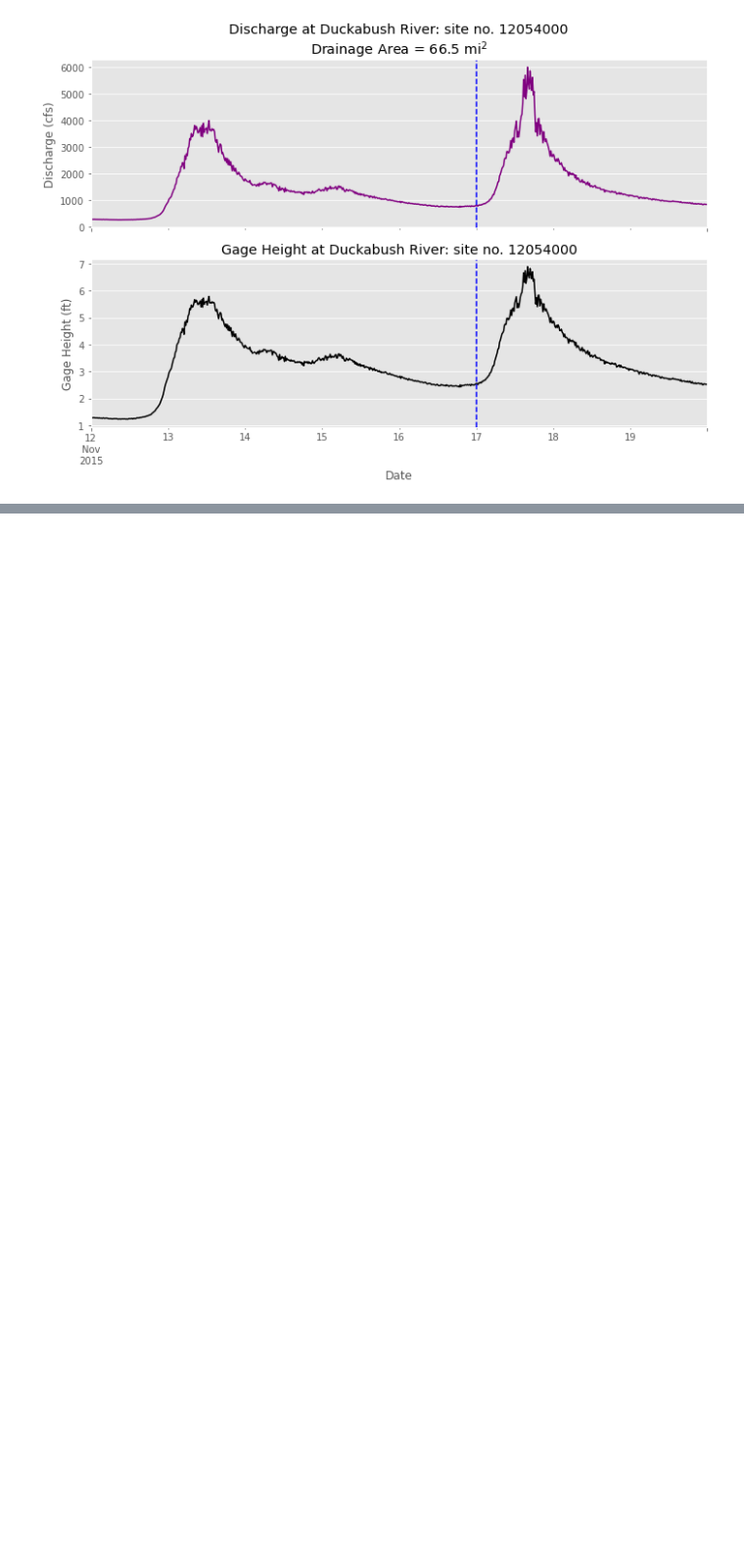
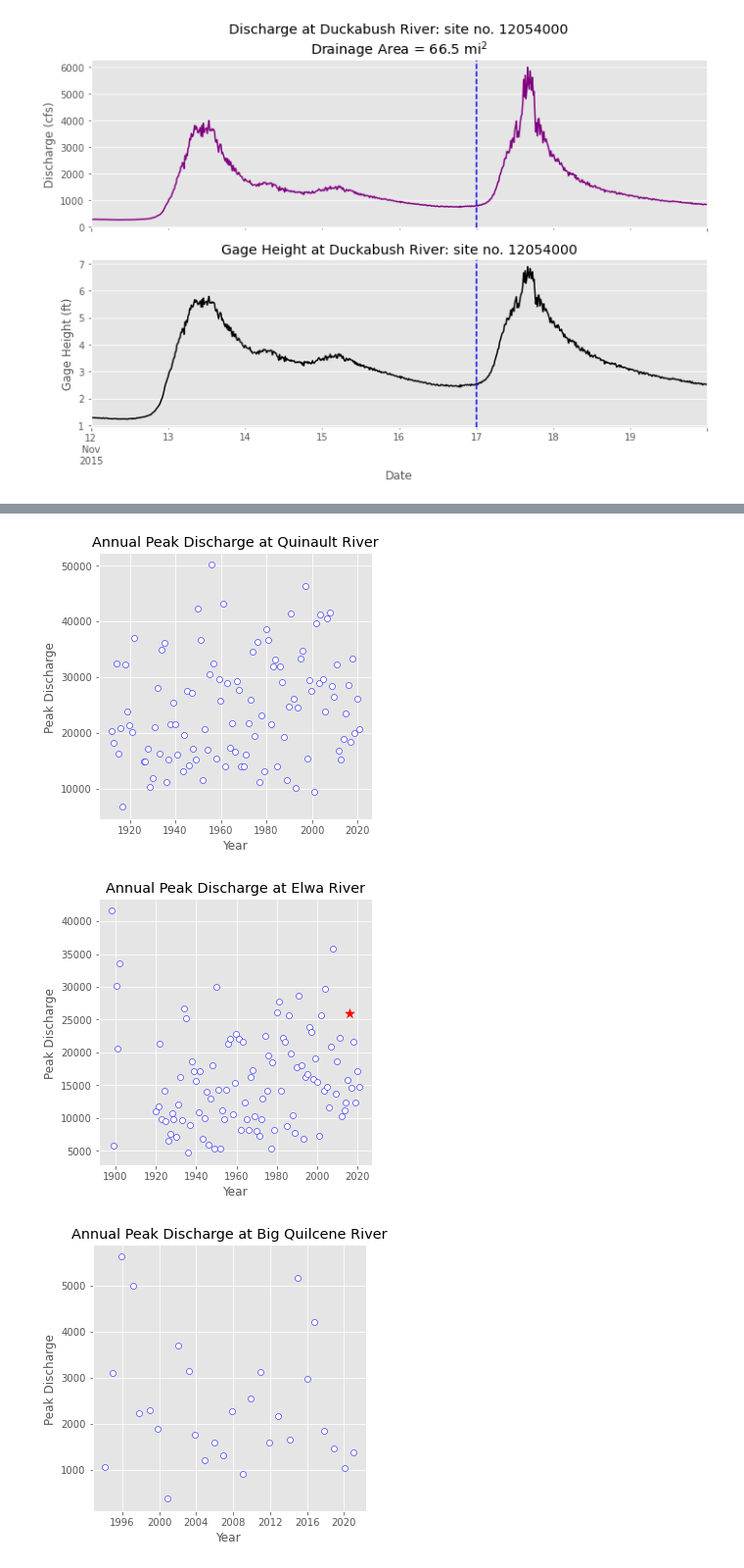
Before and after one commit to dlhogan97/atms502_finalproject, a Jupyter notebook: part_3_usgs_streamflow.ipynb, the cells around one changed output, grey strips where cells are left out. Shown: that part at 98% size. Saved outputs shown, nothing was run; the diff lists cells and outputs as text; code cells hidden in the pictures; blank space fills up the shorter version.

```diff
--- a/part_3_usgs_streamflow.ipynb
+++ b/part_3_usgs_streamflow.ipynb
@@ -77,3 +65,6 @@ for k,v in sites.items():
 [figure]
 [figure]
 [figure]
+# %%
+df4 = nwis.get_discharge_peaks(list(sites.values()))
+df5 = nwis.get_discharge_peaks(list(sites.values()), start_date='2015-11-17', end_date='2015-11-18')
@@ -79,0 +77,15 @@ for k,v in sites.items():
+# %%
+for k, v in sites.items():
+    fig, ax = plt.subplots(figsize=(5,5))
+    ax.scatter(df4[0].loc[v][df4[0].loc[v].index.date != dt.date(2015,11,17)].index, df4[0].loc[v][df4[0].loc[v].index.date != dt.date(2015,11,17)]['peak_va'], edgecolor='blue', facecolor='white')
+    ax.scatter(df4[0].loc[v][df4[0].loc[v].index.date == dt.date(2015,11,17)].index, df4[0].loc[v][df4[0].loc[v].index.date == dt.date(2015,11,17)]['peak_va'], c='red', s=100, marker='*', label='2015-11-17 Peak')
+
+    ax.set_xlabel('Year')
+    ax.set_ylabel('Peak Discharge ')
+    ax.set_title(f'Annual Peak Discharge at {k}')
+
+    fig.savefig(f'./figures/peak_flows/{k}_peaks.png')
+# %% [output]
+[figure, added]
+[figure, added]
+[figure, added]
```
Also changed, not shown: parts of 5 cells of this notebook.
